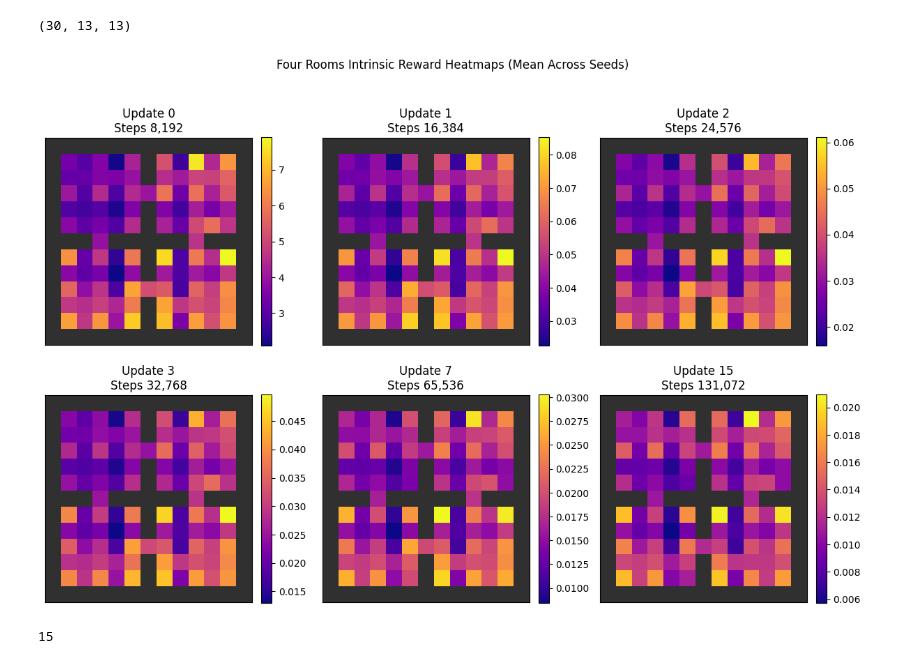
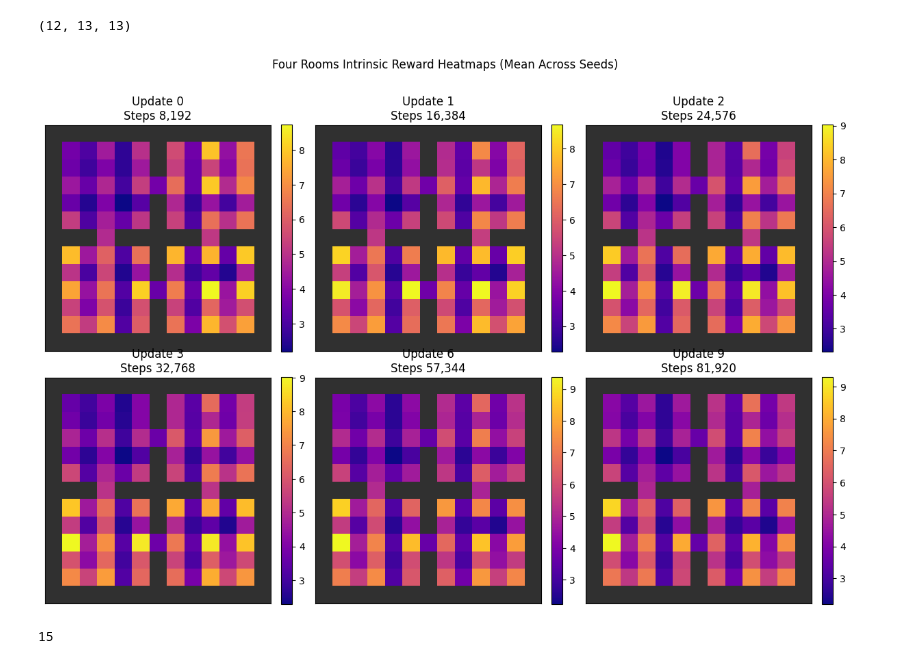
Before and after one commit to dillonmsandhu/td-avar-explore, a Jupyter notebook: deep/notebooks/four_rooms_dual_lstd.ipynb, the cells around one changed output. Drawn from its saved outputs; the diff is of its cells as text; code cells hidden in the pictures.

```diff
--- a/deep/notebooks/four_rooms_dual_lstd.ipynb
+++ b/deep/notebooks/four_rooms_dual_lstd.ipynb
@@ -16,7 +16,8 @@ PROJECT_ROOT: /hpc/group/chenglab/wc187/td-avar-explore/deep
 # %%
-save_dir = 'results/cov_dual_lstd/fourrooms_truev_cnn_20260210_135121/FourRoomsCustom-v0'
+# save_dir = 'results/cov_dual_lstd/fourrooms_truev_cnn_20260210_135121/FourRoomsCustom-v0'
 # save_dir = 'results/cov_dual_lstd/fourrooms_truev_cnn_20260210_142320/FourRoomsCustom-v0'
 # save_dir = 'results/cov_dual_lstd/fourrooms_truev_cnn_20260210_145616/FourRoomsCustom-v0'
+save_dir = "results/cov_dual_lstd/20260210_161744/FourRooms-misc"
 # %%
 save_dir = Path(save_dir)
 if not save_dir.is_absolute():
@@ -244,7 +245,7 @@ plt.show()
 if 'visitation_count' not in metrics:
     raise ValueError('visitation_count not found in metrics. Ensure Four Rooms logging is enabled.')
 
-visit = np.asarray(metrics['visitation_count']).mean(axis=0)  # (updates, H, W)
+visit = np.asarray(metrics['visitation_count'])[0]  # (updates, H, W)
 n_updates = visit.shape[0]
 checkpoints = [c for c in sorted(set([0, 1, 2, 3, n_updates // 8, n_updates // 4, n_updates // 2, (3 * n_updates) // 4, n_updates - 1])) if 0 <= c < n_updates]
 
@@ -269,28 +276,28 @@ plt.show()
 # %%
-ri = np.asarray(metrics['ri_grid']).mean(axis=0)  # (updates, H, W)
+ri = np.asarray(metrics['ri_grid'])[0]  # (updates, H, W)
 print(ri.shape)
 n_updates = ri.shape[0]
 checkpoints = [c for c in sorted(set([0, 1, 2, 3, n_updates // 8, n_updates // 4, n_updates // 2, (3 * n_updates) // 4, n_updates - 1])) if 0 <= c < n_updates]
 
 fig, axes = plt.subplots(2, 3, figsize=(12, 8))
 axes = axes.flatten()
 
 for ax, t in zip(axes, checkpoints):
     im = imshow_with_walls(ax, ri[t], cmap='plasma')
     ax.set_title(f'Update {t}\nSteps {(t + 1) * steps_per_update:,}')
     ax.set_xticks([])
     ax.set_yticks([])
     fig.colorbar(im, ax=ax, fraction=0.046, pad=0.04)
 
 for i in range(len(checkpoints), len(axes)):
     axes[i].axis('off')
 
 plt.suptitle('Four Rooms Intrinsic Reward Heatmaps (Mean Across Seeds)', y=1.02)
 plt.tight_layout()
 plt.show()
 # %% [output]
-(30, 13, 13)
+(12, 13, 13)
-[figure, old version]
+[figure, new version]
 # %%
 print(ve_true.shape[0])
 # %% [output]
```
Also changed, not shown: parts of 6 cells of this notebook, 2 other files.
